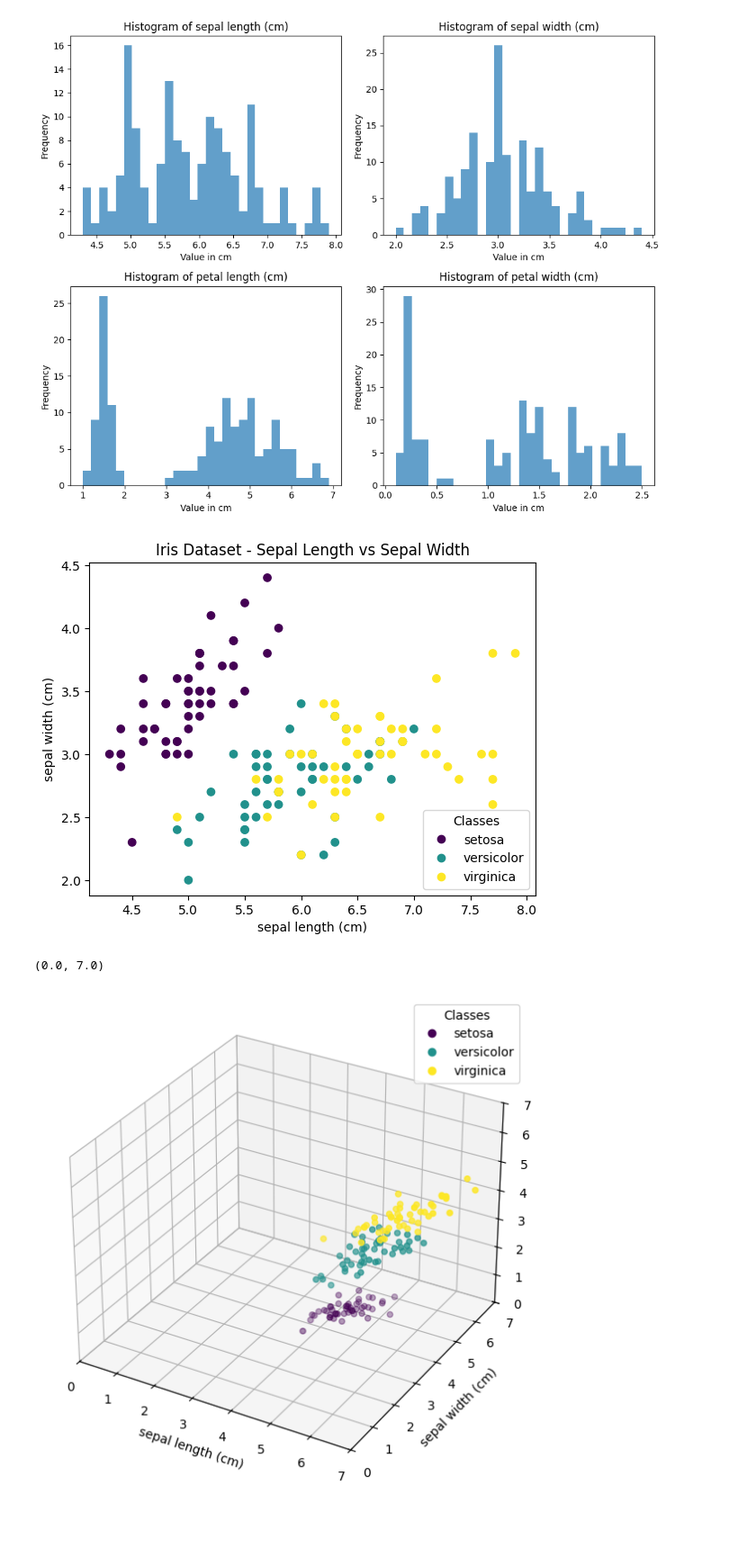
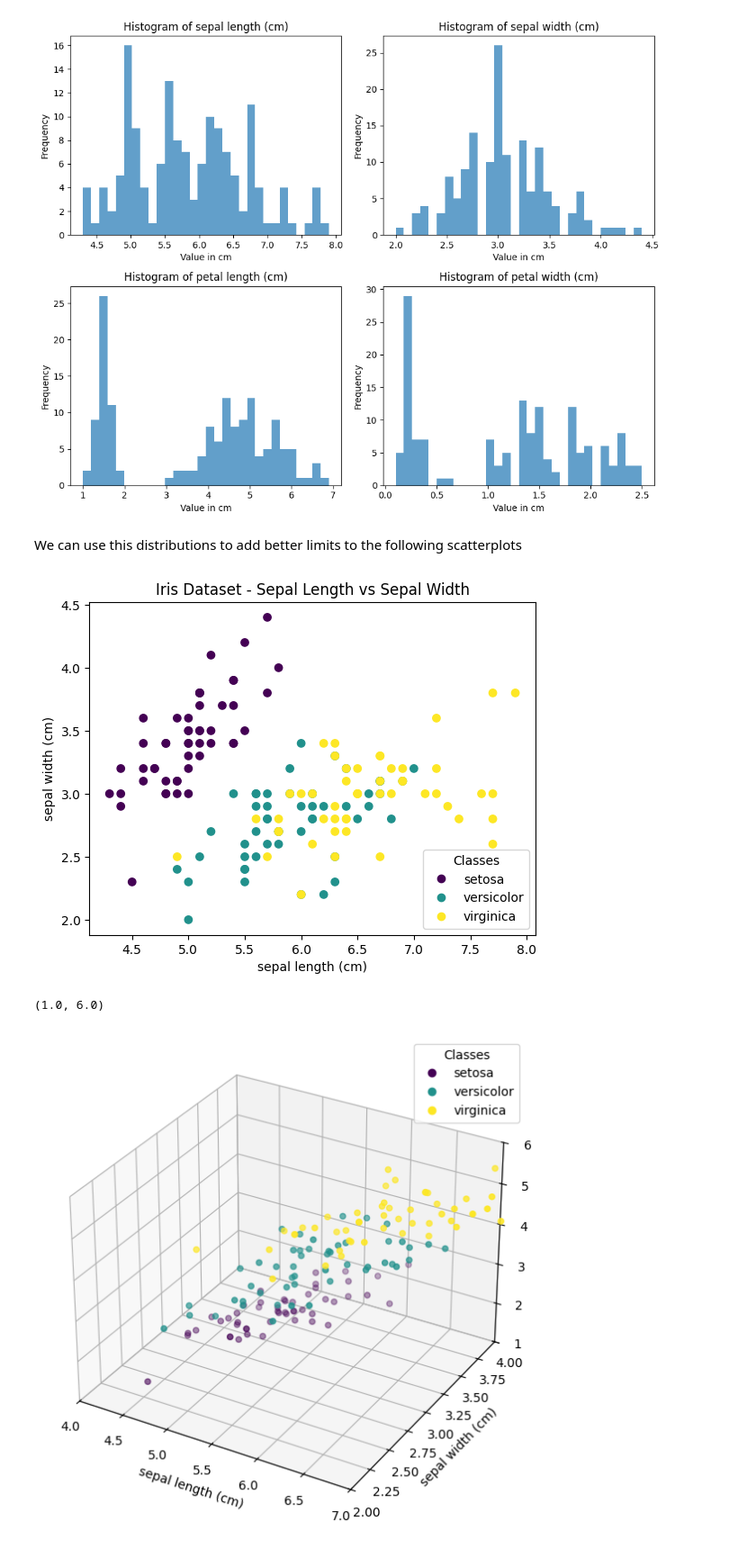
Before and after one commit to GaryVidalC/ML-projects, a Jupyter notebook: Iris/notebooks/iris_notebook.ipynb, the cells around one changed output. Shown at 90% size. Cells and saved outputs as stored; diff of their text form; code cells hidden in the pictures; blank space fills up the shorter version.

```diff
--- a/Iris/notebooks/iris_notebook.ipynb
+++ b/Iris/notebooks/iris_notebook.ipynb
@@ -38,30 +40,32 @@ plt.tight_layout()
 plt.show()
 # %% [output]
 [figure]
+# %% [markdown]
+We can use this distributions to add better limits to the following scatterplots
 # %%
 ########## Simple scatter plot
 _, ax = plt.subplots()
 scatter = ax.scatter(df_iris.iloc[:, 0], df_iris.iloc[:, 1], c=df_iris['target'])
 ax.set(xlabel=df_iris.columns[0], ylabel=df_iris.columns[1])
 _ = ax.legend(
     scatter.legend_elements()[0], iris.target_names, loc="lower right", title="Classes"
 )
 ax.set_title("Iris Dataset - Sepal Length vs Sepal Width")
 plt.show()
 
 ########## 3D scatter plot
 fig = plt.figure(figsize=(7, 7))
 ax = fig.add_subplot(111, projection='3d')
 
 scatter = ax.scatter(df_iris.iloc[:, 0], df_iris.iloc[:, 1], df_iris.iloc[:, 2], c=df_iris['target'])
 ax.set(xlabel=df_iris.columns[0], ylabel=df_iris.columns[1], zlabel=df_iris.columns[2])
 _ = ax.legend(
     scatter.legend_elements()[0], iris.target_names, loc="upper right", title="Classes"
 )
-ax.set_xlim([0, 7])
-ax.set_ylim([0,7])
-ax.set_zlim([0, 7 ])
+ax.set_xlim([4, 7])
+ax.set_ylim([2,4])
+ax.set_zlim([1, 6])
 # %% [output]
 [figure]
-(0.0, 7.0)
+(1.0, 6.0)
-[figure, old version]
+[figure, new version]
```
Also changed, not shown: parts of 5 cells of this notebook.
